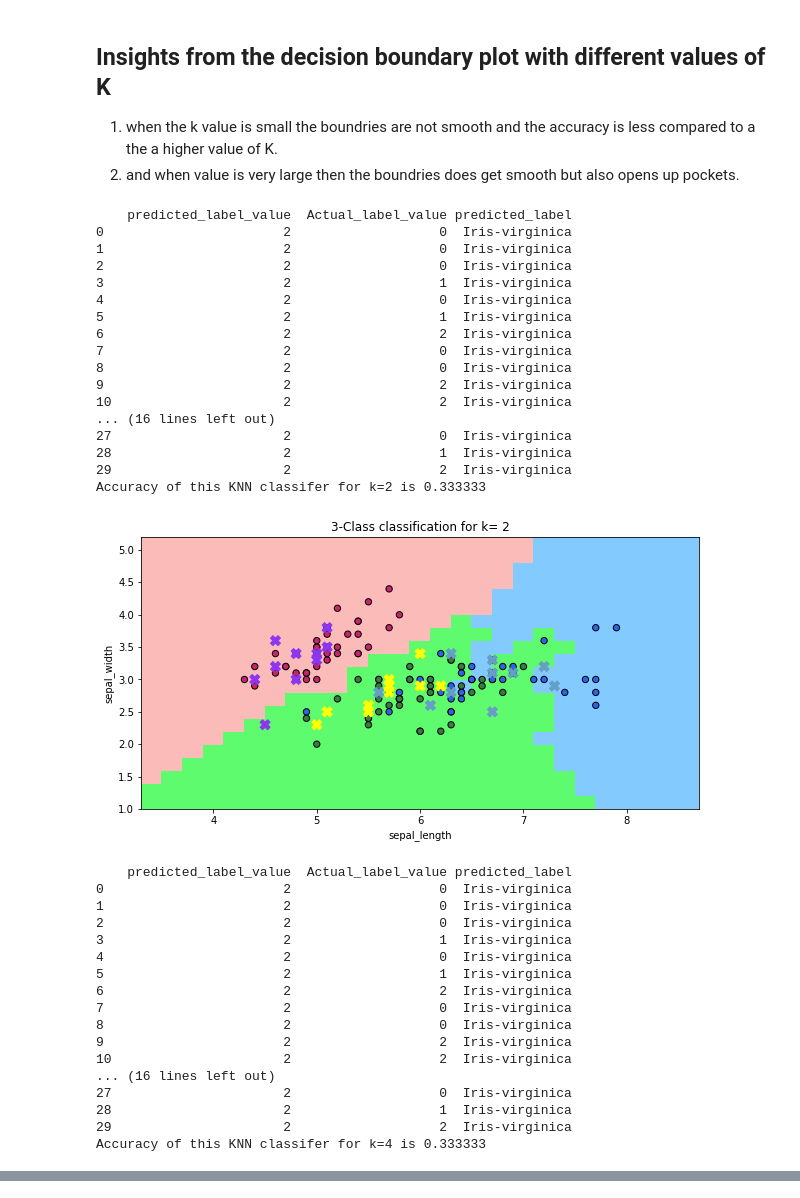
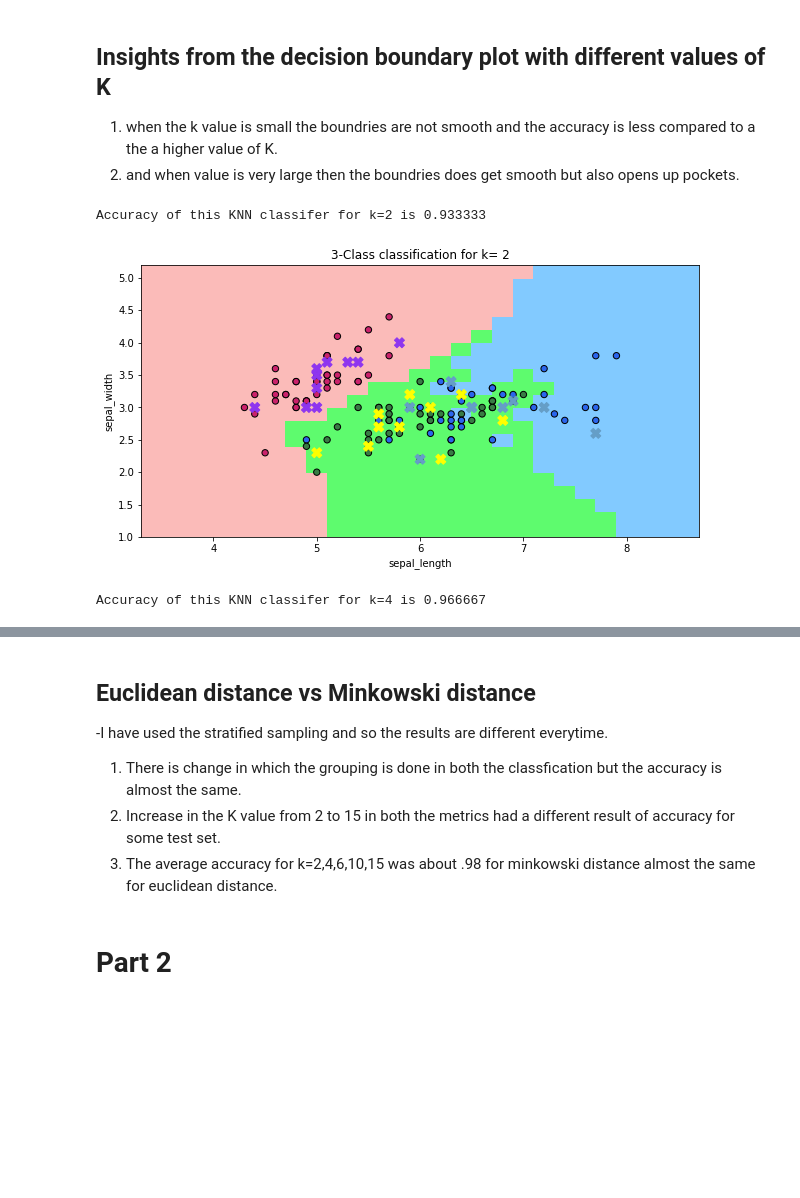
Before and after one commit to patelrajb6/KNN_classifer_implemented, a Jupyter notebook: rpate375-KNN.ipynb, the cells around one changed output, grey strips where cells are left out. Saved outputs shown, nothing was run; the diff lists cells and outputs as text; code cells hidden in the pictures; blank space fills up the shorter version.

Commit message:
version 3 finished mnist parts. next-

```diff
--- a/rpate375-KNN.ipynb
+++ b/rpate375-KNN.ipynb
@@ -109,9 +110,10 @@ plotly_compare_features_by_class(X_train)
 cmap_light = ListedColormap(['#FBBBB9', '#5EFB6E', '#82CAFF'])
 cmap_bold = ListedColormap(['#CA226B', '#387C44', '#2B65EC'])
 cmap_test = ListedColormap(['#8E35EF', '#FFFF00', '#659EC7'])
-def decision_boundary_plot(train,target,test,test_target,k):
+def decision_boundary_plot(train,target,test,test_target,k,p):
+
     train=train.iloc[:,:2]
-    model = KNeighborsClassifier(k)
+    model = KNeighborsClassifier(n_neighbors=k,p=p)
     model.fit(train,target)
     #meshstep size parameter
     h=0.2
@@ -280,65 +189,33 @@ Accuracy of this KNN classifer for k=15 is 1.000000
 2. and when value is very large then the boundries does get smooth but also opens up pockets.
 # %%
 # for different value of k plotting the boundary and predicting the class label.
-predicted_labels=k_nearest_neighbor(X_train,X_test,'minkowski',2,p=3)
+predicted_labels=k_nearest_neighbor(X_train,y_train,X_test,'minkowski',2,p=3)
 test_prediction_results(predicted_labels,y_test,labelencoder,2)
-decision_boundary_plot(X_train,y_train,X_test,y_test,2)
+decision_boundary_plot(X_train,y_train,X_test,y_test,2,3)
 
 
-predicted_labels=k_nearest_neighbor(X_train,X_test,'minkowski',4,p=3)
+predicted_labels=k_nearest_neighbor(X_train,y_train,X_test,'minkowski',4,p=3)
 test_prediction_results(predicted_labels,y_test,labelencoder,4)
-decision_boundary_plot(X_train,y_train,X_test,y_test,4)
+decision_boundary_plot(X_train,y_train,X_test,y_test,4,3)
 
 
 
-predicted_labels=k_nearest_neighbor(X_train,X_test,'minkowski',6,p=3)
+predicted_labels=k_nearest_neighbor(X_train,y_train,X_test,'minkowski',6,p=3)
 test_prediction_results(predicted_labels,y_test,labelencoder,6)
-decision_boundary_plot(X_train,y_train,X_test,y_test,6)
+decision_boundary_plot(X_train,y_train,X_test,y_test,6,3)
 
 
 
-predicted_labels=k_nearest_neighbor(X_train,X_test,'minkowski',10,p=3)
+predicted_labels=k_nearest_neighbor(X_train,y_train,X_test,'minkowski',10,p=3)
 test_prediction_results(predicted_labels,y_test,labelencoder,10)
-decision_boundary_plot(X_train,y_train,X_test,y_test,10)
+decision_boundary_plot(X_train,y_train,X_test,y_test,10,3)
 
 
 
-predicted_labels=k_nearest_neighbor(X_train,X_test,'minkowski',15,p=3)
+predicted_labels=k_nearest_neighbor(X_train,y_train,X_test,'minkowski',15,p=3)
 test_prediction_results(predicted_labels,y_test,labelencoder,15)
-decision_boundary_plot(X_train,y_train,X_test,y_test,15)
+decision_boundary_plot(X_train,y_train,X_test,y_test,15,3)
 # %% [output]
-    predicted_label_value  Actual_label_value predicted_label
-0                       2                   0  Iris-virginica
-1                       2                   0  Iris-virginica
-2                       2                   0  Iris-virginica
-3                       2                   1  Iris-virginica
-4                       2                   0  Iris-virginica
-5                       2                   1  Iris-virginica
-6                       2                   2  Iris-virginica
-7                       2                   0  Iris-virginica
-8                       2                   0  Iris-virginica
-9                       2                   2  Iris-virginica
-10                      2                   2  Iris-virginica
-... (16 lines left out)
-27                      2                   0  Iris-virginica
-28                      2                   1  Iris-virginica
-29                      2                   2  Iris-virginica
-Accuracy of this KNN classifer for k=2 is 0.333333
+Accuracy of this KNN classifer for k=2 is 0.933333
-[figure, old version]
+[figure, new version]
-    predicted_label_value  Actual_label_value predicted_label
-0                       2                   0  Iris-virginica
-1                       2                   0  Iris-virginica
-2                       2                   0  Iris-virginica
-3                       2                   1  Iris-virginica
-4                       2                   0  Iris-virginica
-5                       2                   1  Iris-virginica
-6                       2                   2  Iris-virginica
-7                       2                   0  Iris-virginica
-8                       2                   0  Iris-virginica
-9                       2                   2  Iris-virginica
-10                      2                   2  Iris-virginica
-... (16 lines left out)
-27                      2                   0  Iris-virginica
-28                      2                   1  Iris-virginica
-29                      2                   2  Iris-virginica
-Accuracy of this KNN classifer for k=4 is 0.333333
+Accuracy of this KNN classifer for k=4 is 0.966667
@@ -399,0 +229,9 @@ Accuracy of this KNN classifer for k=15 is 0.333333
+# %% [markdown]
+## Euclidean distance vs Minkowski distance
+-I have used the stratified sampling and so the results are different everytime.
+1. There is change in which the grouping is done in both the classfication but the accuracy is almost the same.
+2. Increase in the K value from 2 to 15 in both the metrics had a different result of accuracy for some test set.
+3. The average accuracy for k=2,4,6,10,15 was about .98 for  minkowski distance almost the same for euclidean distance.
+# %% [markdown]
+
+# Part 2
```
Also changed, not shown: parts of 15 cells of this notebook, 1 other file.
